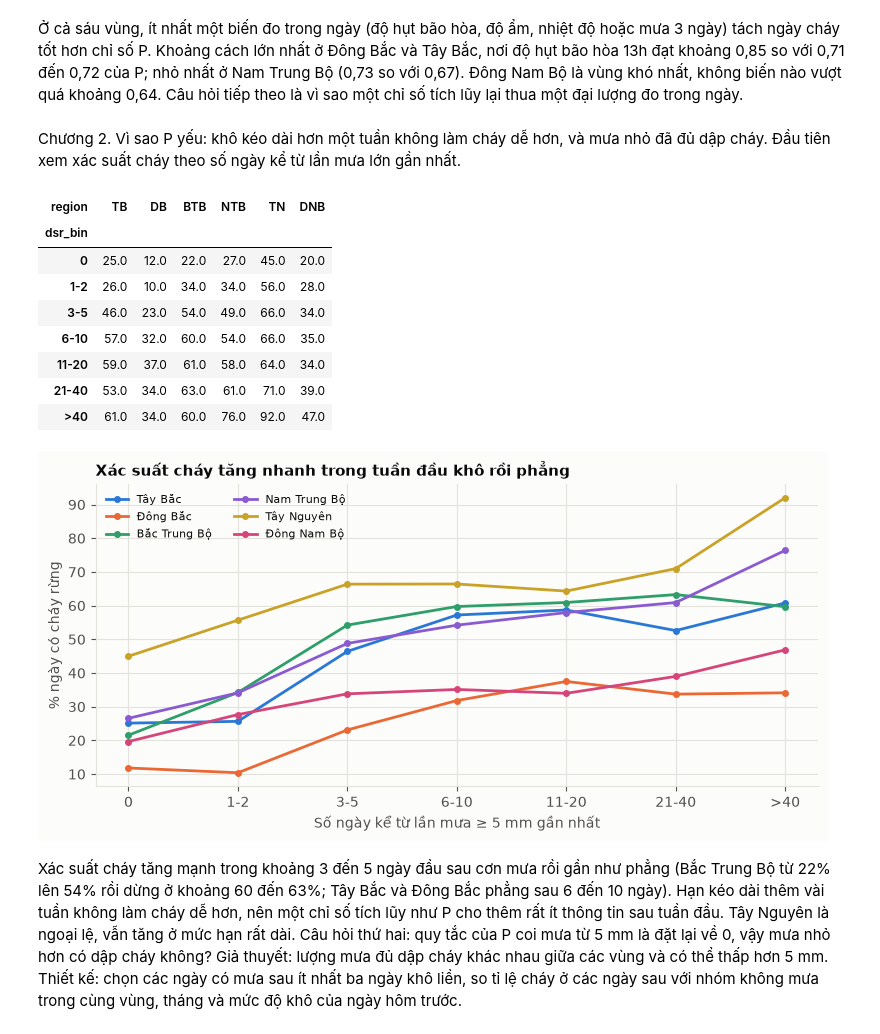
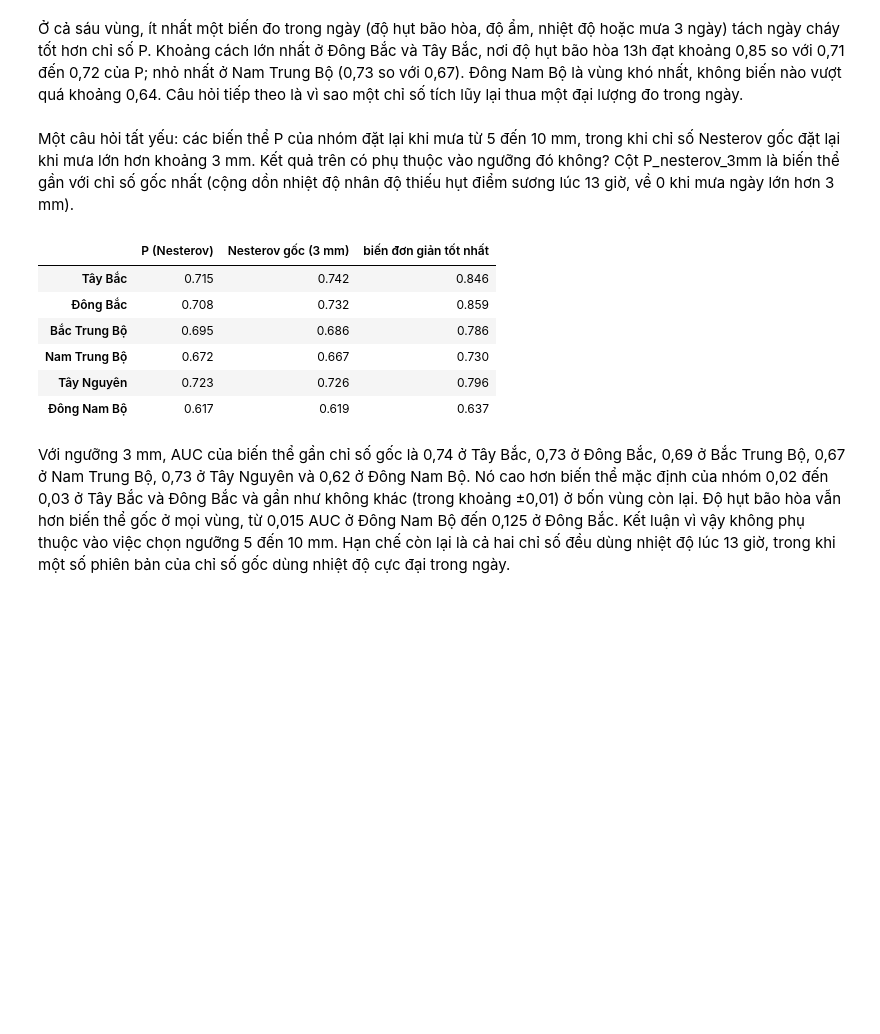
Before and after one commit to Vlus06/DA_DS111, a Jupyter notebook: notebooks/05_cau_chuyen.ipynb, the cells around one changed output. Drawn from its saved outputs; the diff is of its cells as text; code cells hidden in the pictures; blank space fills up the shorter version.

Commit message:
Thêm biến thể Nesterov gốc (3 mm), bỏ wind13 và wx_missing, cập nhật codebook

```diff
--- a/notebooks/05_cau_chuyen.ipynb
+++ b/notebooks/05_cau_chuyen.ipynb
@@ -128,34 +128,19 @@ strength.loc[["D13_hpa", "D13_anom", "RH13", "T13", "rain_3d", "dsr_1", "P_prima
 # %% [markdown]
 Ở cả sáu vùng, ít nhất một biến đo trong ngày (độ hụt bão hòa, độ ẩm, nhiệt độ hoặc mưa 3 ngày) tách ngày cháy tốt hơn chỉ số P. Khoảng cách lớn nhất ở Đông Bắc và Tây Bắc, nơi độ hụt bão hòa 13h đạt khoảng 0,85 so với 0,71 đến 0,72 của P; nhỏ nhất ở Nam Trung Bộ (0,73 so với 0,67). Đông Nam Bộ là vùng khó nhất, không biến nào vượt quá khoảng 0,64. Câu hỏi tiếp theo là vì sao một chỉ số tích lũy lại thua một đại lượng đo trong ngày.
 # %% [markdown]
-Chương 2. Vì sao P yếu: khô kéo dài hơn một tuần không làm cháy dễ hơn, và mưa nhỏ đã đủ dập cháy. Đầu tiên xem xác suất cháy theo số ngày kể từ lần mưa lớn gần nhất.
+Một câu hỏi tất yếu: các biến thể P của nhóm đặt lại khi mưa từ 5 đến 10 mm, trong khi chỉ số Nesterov gốc đặt lại khi mưa lớn hơn khoảng 3 mm. Kết quả trên có phụ thuộc vào ngưỡng đó không? Cột P_nesterov_3mm là biến thể gần với chỉ số gốc nhất (cộng dồn nhiệt độ nhân độ thiếu hụt điểm sương lúc 13 giờ, về 0 khi mưa ngày lớn hơn 3 mm).
 # %%
-edges = [-1, 0, 2, 5, 10, 20, 40, 1e9]
-labels = ["0", "1-2", "3-5", "6-10", "11-20", "21-40", ">40"]
-sample["dsr_bin"] = pd.cut(sample["dsr_5"], edges, labels=labels)
-curve = sample.pivot_table(index="dsr_bin", columns="region", values="fire_any_forest", aggfunc="mean", observed=True)[FOREST] * 100
-
-fig, ax = plt.subplots(figsize=(8, 4))
-for color, region in zip(PALETTE, FOREST):
-    ax.plot(range(len(labels)), curve[region].values, marker="o", ms=4, lw=2, color=color, label=VN[region])
-ax.set_xticks(range(len(labels)))
-ax.set_xticklabels(labels)
-ax.set_xlabel("Số ngày kể từ lần mưa ≥ 5 mm gần nhất")
-ax.set_ylabel("% ngày có cháy rừng")
-ax.set_title("Xác suất cháy tăng nhanh trong tuần đầu khô rồi phẳng")
-ax.legend(frameon=False, fontsize=8, ncol=2)
-fig.tight_layout()
-curve.round(0)
+standard_auc = pd.Series({r: auc_within_month(g, "P_nesterov_3mm") for r, g in sample.groupby("region")})[FOREST]
+with_standard = compare.copy()
+with_standard.insert(1, "Nesterov gốc (3 mm)", ((standard_auc - 0.5).abs() + 0.5).values)
+with_standard.drop(columns="tên biến").round(3)
 # %% [output]
-| region | TB | DB | BTB | NTB | TN | DNB |
-| dsr_bin |  |  |  |  |  |  |
-| 0 | 25.0 | 12.0 | 22.0 | 27.0 | 45.0 | 20.0 |
-| 1-2 | 26.0 | 10.0 | 34.0 | 34.0 | 56.0 | 28.0 |
-| 3-5 | 46.0 | 23.0 | 54.0 | 49.0 | 66.0 | 34.0 |
-| 6-10 | 57.0 | 32.0 | 60.0 | 54.0 | 66.0 | 35.0 |
-| 11-20 | 59.0 | 37.0 | 61.0 | 58.0 | 64.0 | 34.0 |
-| 21-40 | 53.0 | 34.0 | 63.0 | 61.0 | 71.0 | 39.0 |
-| >40 | 61.0 | 34.0 | 60.0 | 76.0 | 92.0 | 47.0 |
+|  | P (Nesterov) | Nesterov gốc (3 mm) | biến đơn giản tốt nhất |
+| Tây Bắc | 0.715 | 0.742 | 0.846 |
+| Đông Bắc | 0.708 | 0.732 | 0.859 |
+| Bắc Trung Bộ | 0.695 | 0.686 | 0.786 |
+| Nam Trung Bộ | 0.672 | 0.667 | 0.730 |
+| Tây Nguyên | 0.723 | 0.726 | 0.796 |
+| Đông Nam Bộ | 0.617 | 0.619 | 0.637 |
-[figure, removed]
 # %% [markdown]
-Xác suất cháy tăng mạnh trong khoảng 3 đến 5 ngày đầu sau cơn mưa rồi gần như phẳng (Bắc Trung Bộ từ 22% lên 54% rồi dừng ở khoảng 60 đến 63%; Tây Bắc và Đông Bắc phẳng sau 6 đến 10 ngày). Hạn kéo dài thêm vài tuần không làm cháy dễ hơn, nên một chỉ số tích lũy như P cho thêm rất ít thông tin sau tuần đầu. Tây Nguyên là ngoại lệ, vẫn tăng ở mức hạn rất dài. Câu hỏi thứ hai: quy tắc của P coi mưa từ 5 mm là đặt lại về 0, vậy mưa nhỏ hơn có dập cháy không? Giả thuyết: lượng mưa đủ dập cháy khác nhau giữa các vùng và có thể thấp hơn 5 mm. Thiết kế: chọn các ngày có mưa sau ít nhất ba ngày khô liền, so tỉ lệ cháy ở các ngày sau với nhóm không mưa trong cùng vùng, tháng và mức độ khô của ngày hôm trước.
+Với ngưỡng 3 mm, AUC của biến thể gần chỉ số gốc là 0,74 ở Tây Bắc, 0,73 ở Đông Bắc, 0,69 ở Bắc Trung Bộ, 0,67 ở Nam Trung Bộ, 0,73 ở Tây Nguyên và 0,62 ở Đông Nam Bộ. Nó cao hơn biến thể mặc định của nhóm 0,02 đến 0,03 ở Tây Bắc và Đông Bắc và gần như không khác (trong khoảng ±0,01) ở bốn vùng còn lại. Độ hụt bão hòa vẫn hơn biến thể gốc ở mọi vùng, từ 0,015 AUC ở Đông Nam Bộ đến 0,125 ở Đông Bắc. Kết luận vì vậy không phụ thuộc vào việc chọn ngưỡng 5 đến 10 mm. Hạn chế còn lại là cả hai chỉ số đều dùng nhiệt độ lúc 13 giờ, trong khi một số phiên bản của chỉ số gốc dùng nhiệt độ cực đại trong ngày.
```
Also changed, not shown: parts of 69 cells of this notebook, 7 other files.
